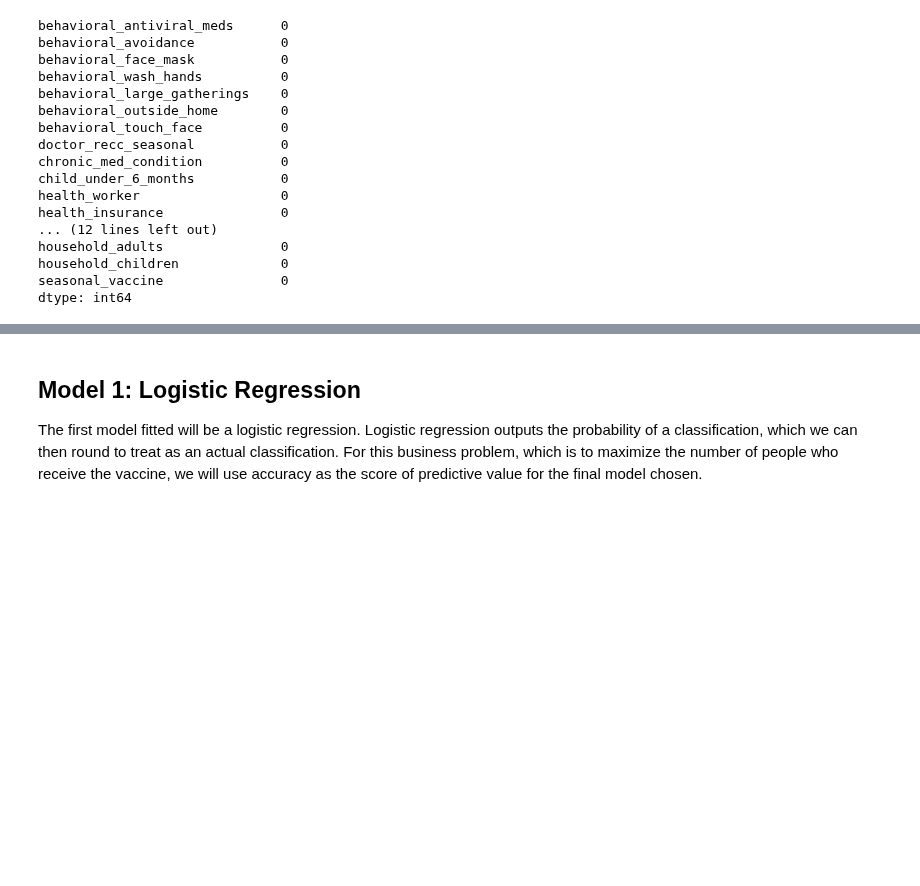
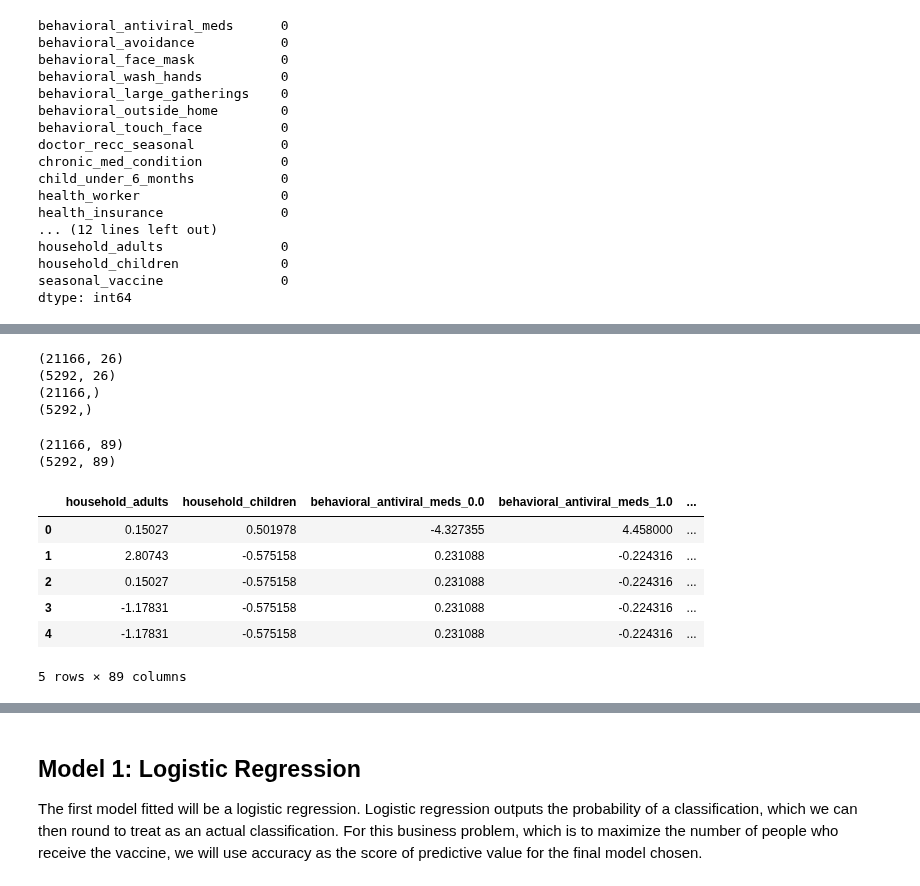
Before and after one commit to adobronyi/predicting_seasonal_flu_vaccines, a Jupyter notebook: student_v1.ipynb, the cells around one changed output, grey strips where cells are left out. Drawn from its saved outputs; the diff is of its cells as text; code cells hidden in the pictures; blank space fills up the shorter version.

```diff
--- a/student_v1.ipynb
+++ b/student_v1.ipynb
@@ -216,3 +222,41 @@ memory usage: 5.7+ MB
 # split into features and target variable
 y = df['seasonal_vaccine']
 X = df.drop('seasonal_vaccine',axis=1)
+# %%
+# perform the train test split on the data
+X_train,X_test,y_train,y_test = train_test_split(X,y,random_state=42,test_size=0.2)
+print(X_train.shape)
+print(X_test.shape)
+print(y_train.shape)
+print(y_test.shape)
+# %% [output]
+(21166, 26)
+(5292, 26)
+(21166,)
+(5292,)
+# %%
+# encode categorical variables in training data
+X_train = pd.get_dummies(X_train)
+X_test = pd.get_dummies(X_test)
+X_train_columns = X_train.columns
+X_test_columns = X_train.columns
+
+print(X_train.shape)
+print(X_test.shape)
+# %% [output]
+(21166, 89)
+(5292, 89)
+# %%
+# scale training data
+scaler = StandardScaler()
+X_train_scaled = scaler.fit_transform(X_train)
+X_train = pd.DataFrame(X_train_scaled,columns=X_train_columns)
+X_train.head()
+# %% [output]
+|  | household_adults | household_children | behavioral_antiviral_meds_0.0 | behavioral_antiviral_meds_1.0 | ... |
+| 0 | 0.15027 | 0.501978 | -4.327355 | 4.458000 | ... |
+| 1 | 2.80743 | -0.575158 | 0.231088 | -0.224316 | ... |
+| 2 | 0.15027 | -0.575158 | 0.231088 | -0.224316 | ... |
+| 3 | -1.17831 | -0.575158 | 0.231088 | -0.224316 | ... |
+| 4 | -1.17831 | -0.575158 | 0.231088 | -0.224316 | ... |
+5 rows × 89 columns
```
Also changed, not shown: parts of 112 cells of this notebook.
